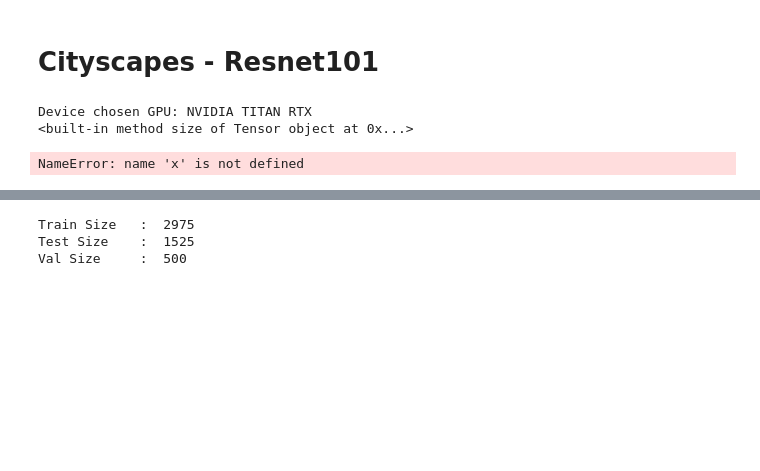
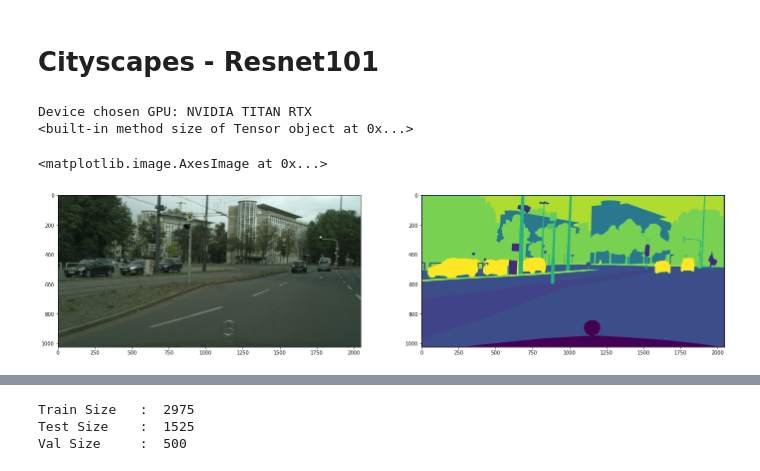
Before and after one commit to KJK-group/UOE-Computer-Vision, a Jupyter notebook: learning_sheet08_no_loader.ipynb, the cells around one changed output, grey strips where cells are left out. Drawn from its saved outputs; the diff is of its cells as text; code cells hidden in the pictures; blank space fills up the shorter version.

Commit message:
fix: fixed reliablity issue in loader

```diff
--- a/learning_sheet08_no_loader.ipynb
+++ b/learning_sheet08_no_loader.ipynb
@@ -56,57 +56,34 @@ pil_to_tensor = transforms.Compose(
 
 # The Cityscapes tataset is avaliable in PyTorch
 train_dataset = torchvision.datasets.Cityscapes(root='./cityscapesDataset', split='train', mode='fine', target_type='semantic', transform=pil_to_tensor, target_transform=transforms.ToTensor())
 test_dataset  = torchvision.datasets.Cityscapes(root='./cityscapesDataset', split='test',  mode='fine', target_type='semantic', transform=pil_to_tensor, target_transform=transforms.ToTensor())
 val_dataset   = torchvision.datasets.Cityscapes(root='./cityscapesDataset', split='val',   mode='fine', target_type='semantic', transform=pil_to_tensor, target_transform=transforms.ToTensor())
 
 workers = 5
 # Splitting the training and testing datasets into smaller batches
-train_loader = torch.utils.data.DataLoader(dataset=train_dataset, batch_size=batch_size, shuffle=True,  pin_memory=True)#, num_workers=workers)
-test_loader  = torch.utils.data.DataLoader(dataset=test_dataset,  batch_size=batch_size, shuffle=False, pin_memory=True)#, num_workers=workers)
+train_loader = torch.utils.data.DataLoader(dataset=train_dataset, batch_size=batch_size, shuffle=True)#,  num_workers=workers)#, pin_memory=True))
+test_loader  = torch.utils.data.DataLoader(dataset=test_dataset,  batch_size=batch_size, shuffle=False)#, num_workers=workers)#, pin_memory=True))
 
 #classes = ('Plane', 'Car', 'Bird', 'Cat', 'Deer', 'Dog', 'Frog', 'Horse', 'Ship', 'Truck')
 
 # Checking a data sample
 # example = iter(test_loader)
 # images, labels = example.next()
 
 # def imshow(img):
 #     img = img / 2 + 0.5  # unnormalize
 #     npimg = img.numpy()
 #     plt.imshow(np.transpose(npimg, (1, 2, 0)))
 #     plt.axis("off")
 #     plt.show()
 # imshow(torchvision.utils.make_grid(images))
 print(train_dataset[0][0].size) # first index is the image, the second index is the first index's true segmentation
 #train_dataset[0][0]
 fig, ax = plt.subplots(ncols=2, figsize=(24, 16))
 ax[0].imshow(train_dataset[7][0].numpy().transpose(1,2,0))
 ax[1].imshow(train_dataset[7][1].numpy().transpose(1,2,0))
 # %% [output]
 Device chosen GPU: NVIDIA TITAN RTX
 <built-in method size of Tensor object at 0x...>
+<matplotlib.image.AxesImage at 0x...>
+[figure, added]
-# %%
-#print(train_loader.dataset)
-#print(test_loader.dataset)
-#train_loader.batch_sampler.sampler
-# train_batch_iterator = iter(train_loader.batch_sampler.sampler)
-# image, label = train_batch_iterator.next()
-
-# for image, label in train_dataset:
-#     plt.imshow(to_pil_image(image))
-#     plt.show()
-
-# for image, label in train_loader:
-#     plt.imshow(to_pil_image(image[0]))
-#     plt.show()
-
-#train_dataset[0][0].shape
-
-batch_iterator = iter(train_loader)
-current_batch = next(batch_iterator)
-
-image, target = current_batch
-plt.imshow(image[1].numpy().transpose(1,2,0))
-image.shape
-# %% [output]
-NameError: name 'x' is not defined
```
Also changed, not shown: parts of 4 cells of this notebook, 4 other files.
